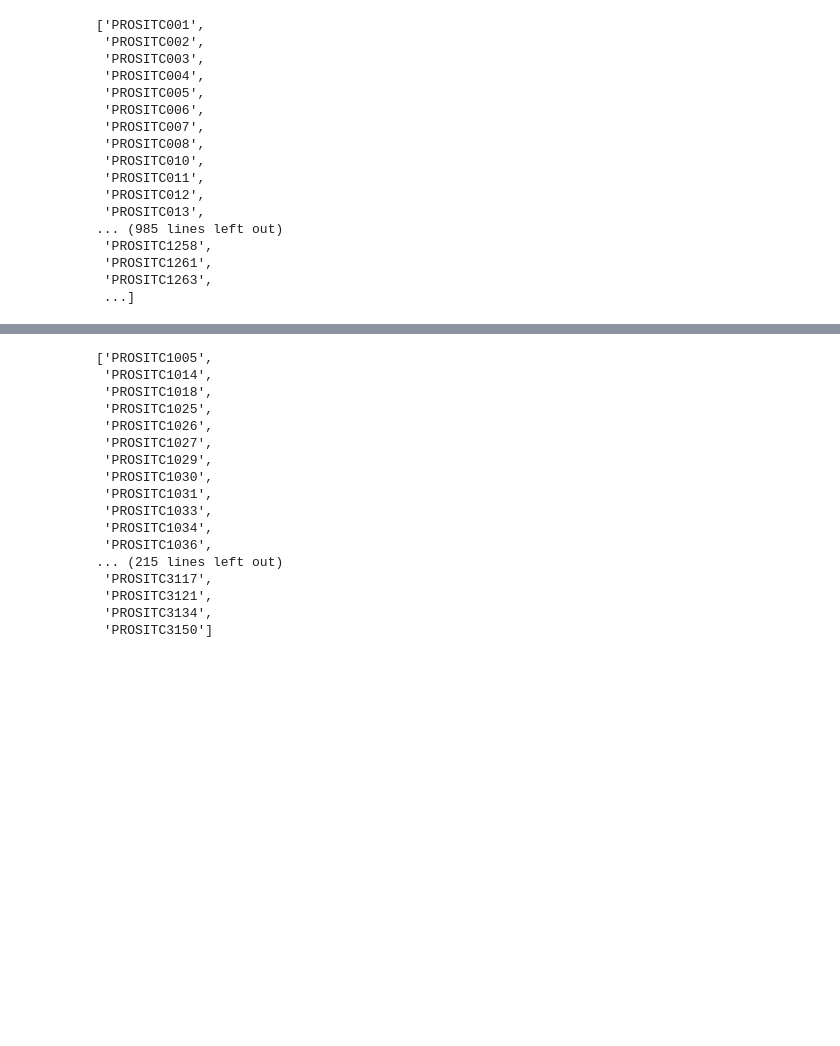
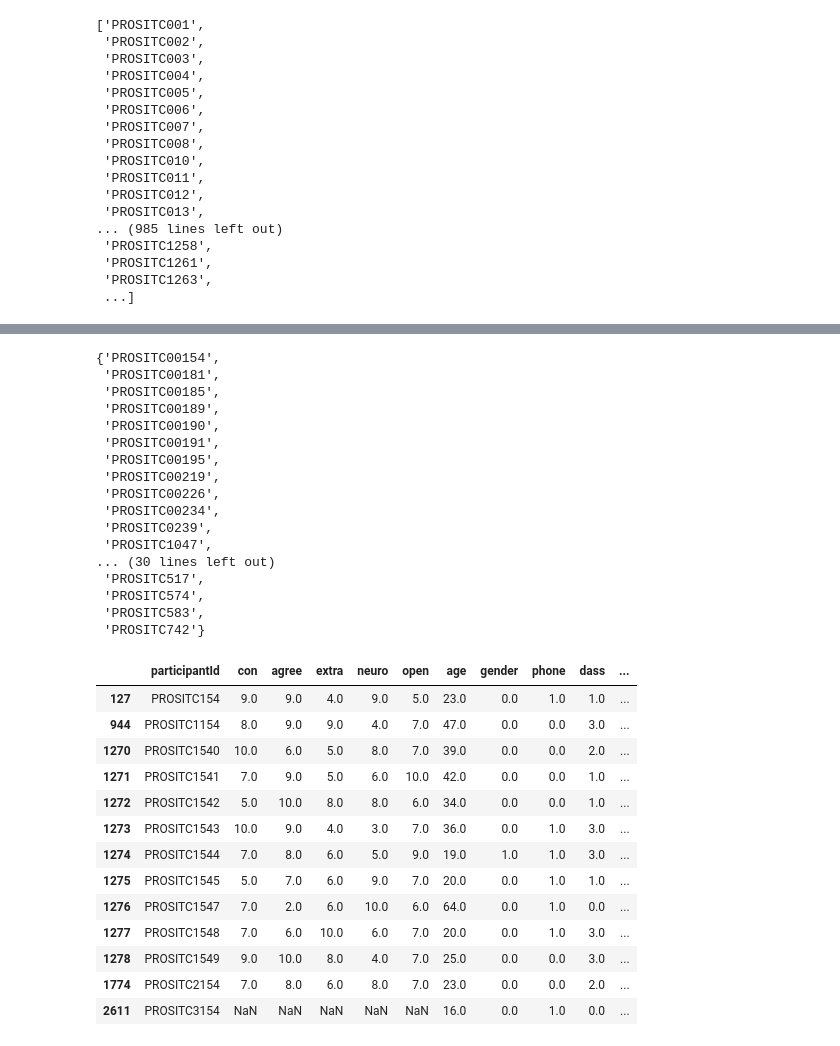
Before and after one commit to mohd-muzamil/flaskDashboard, a Jupyter notebook: preprocessing/DataExploration.ipynb, the cells around one changed output, grey strips where cells are left out. Saved outputs shown, nothing was run; the diff lists cells and outputs as text; code cells hidden in the pictures; blank space fills up the shorter version.

```diff
--- a/preprocessing/DataExploration.ipynb
+++ b/preprocessing/DataExploration.ipynb
@@ -193,20 +209,40 @@ df3.shape, df_temp.shape
 # %%
-df_temp.participant.tolist()
+set(df3.participantId) - set(labels.participantId)
 # %% [output]
-['PROSITC1005',
- 'PROSITC1014',
- 'PROSITC1018',
- 'PROSITC1025',
- 'PROSITC1026',
- 'PROSITC1027',
- 'PROSITC1029',
- 'PROSITC1030',
- 'PROSITC1031',
- 'PROSITC1033',
- 'PROSITC1034',
- 'PROSITC1036',
-... (215 lines left out)
- 'PROSITC3117',
- 'PROSITC3121',
- 'PROSITC3134',
- 'PROSITC3150']
+{'PROSITC00154',
+ 'PROSITC00181',
+ 'PROSITC00185',
+ 'PROSITC00189',
+ 'PROSITC00190',
+ 'PROSITC00191',
+ 'PROSITC00195',
+ 'PROSITC00219',
+ 'PROSITC00226',
+ 'PROSITC00234',
+ 'PROSITC0239',
+ 'PROSITC1047',
+... (30 lines left out)
+ 'PROSITC517',
+ 'PROSITC574',
+ 'PROSITC583',
+ 'PROSITC742'}
+# %%
+# l = labels.participantId.str.replace("PROSITC", "").astype('int').tolist()
+# l = labels.participantId.str.replace("PROSITC0", "PROSITC").sort_values().tolist()
+# sorted(l)
+labels[labels.participantId.str.contains("154")]
+# %% [output]
+|  | participantId | con | agree | extra | neuro | open | age | gender | phone | dass | ... |
+| 127 | PROSITC154 | 9.0 | 9.0 | 4.0 | 9.0 | 5.0 | 23.0 | 0.0 | 1.0 | 1.0 | ... |
+| 944 | PROSITC1154 | 8.0 | 9.0 | 9.0 | 4.0 | 7.0 | 47.0 | 0.0 | 0.0 | 3.0 | ... |
+| 1270 | PROSITC1540 | 10.0 | 6.0 | 5.0 | 8.0 | 7.0 | 39.0 | 0.0 | 0.0 | 2.0 | ... |
+| 1271 | PROSITC1541 | 7.0 | 9.0 | 5.0 | 6.0 | 10.0 | 42.0 | 0.0 | 0.0 | 1.0 | ... |
+| 1272 | PROSITC1542 | 5.0 | 10.0 | 8.0 | 8.0 | 6.0 | 34.0 | 0.0 | 0.0 | 1.0 | ... |
+| 1273 | PROSITC1543 | 10.0 | 9.0 | 4.0 | 3.0 | 7.0 | 36.0 | 0.0 | 1.0 | 3.0 | ... |
+| 1274 | PROSITC1544 | 7.0 | 8.0 | 6.0 | 5.0 | 9.0 | 19.0 | 1.0 | 1.0 | 3.0 | ... |
+| 1275 | PROSITC1545 | 5.0 | 7.0 | 6.0 | 9.0 | 7.0 | 20.0 | 0.0 | 1.0 | 1.0 | ... |
+| 1276 | PROSITC1547 | 7.0 | 2.0 | 6.0 | 10.0 | 6.0 | 64.0 | 0.0 | 1.0 | 0.0 | ... |
+| 1277 | PROSITC1548 | 7.0 | 6.0 | 10.0 | 6.0 | 7.0 | 20.0 | 0.0 | 1.0 | 3.0 | ... |
+| 1278 | PROSITC1549 | 9.0 | 10.0 | 8.0 | 4.0 | 7.0 | 25.0 | 0.0 | 0.0 | 3.0 | ... |
+| 1774 | PROSITC2154 | 7.0 | 8.0 | 6.0 | 8.0 | 7.0 | 23.0 | 0.0 | 0.0 | 2.0 | ... |
+| 2611 | PROSITC3154 | NaN | NaN | NaN | NaN | NaN | 16.0 | 0.0 | 1.0 | 0.0 | ... |
```
Also changed, not shown: parts of 18 cells of this notebook, 10 other files.
